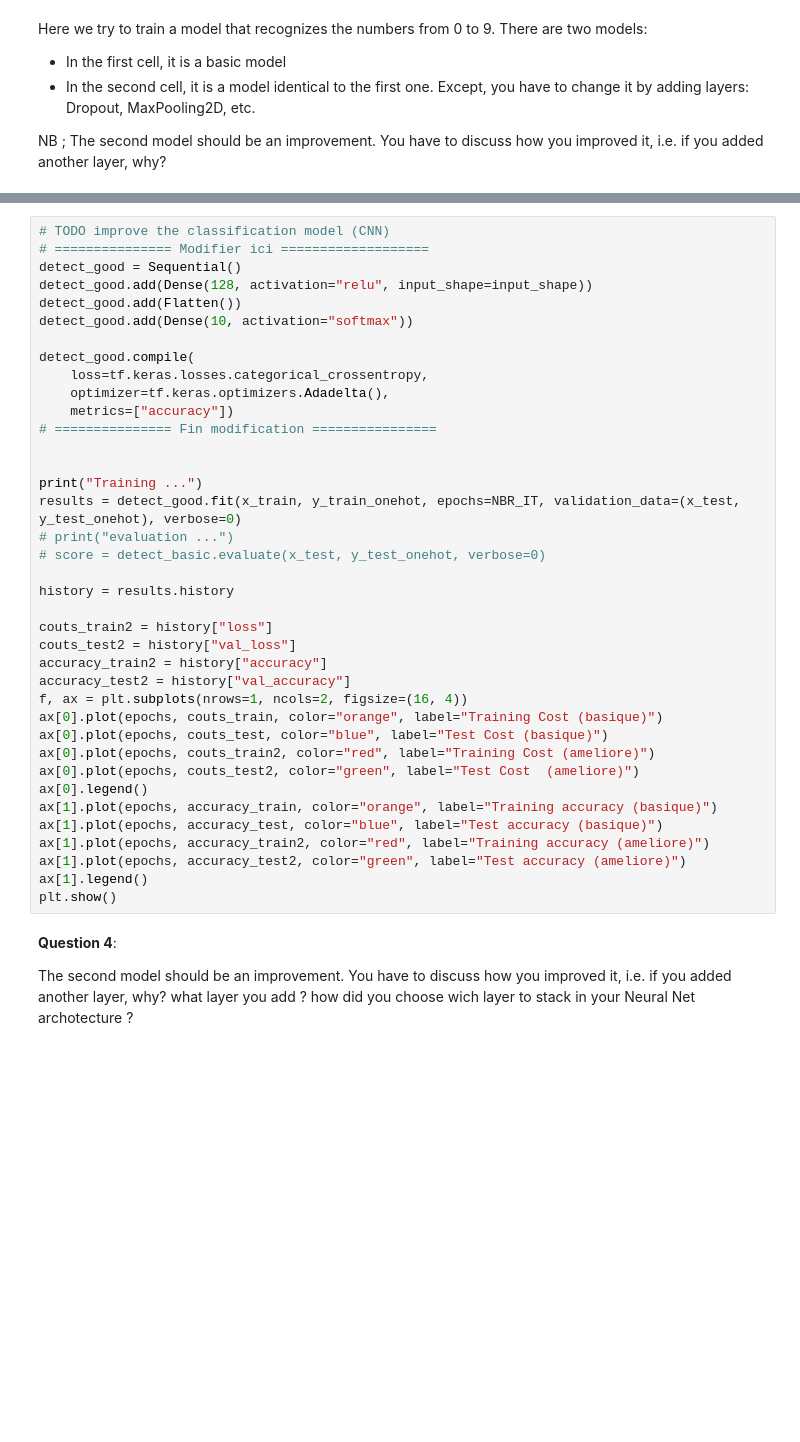
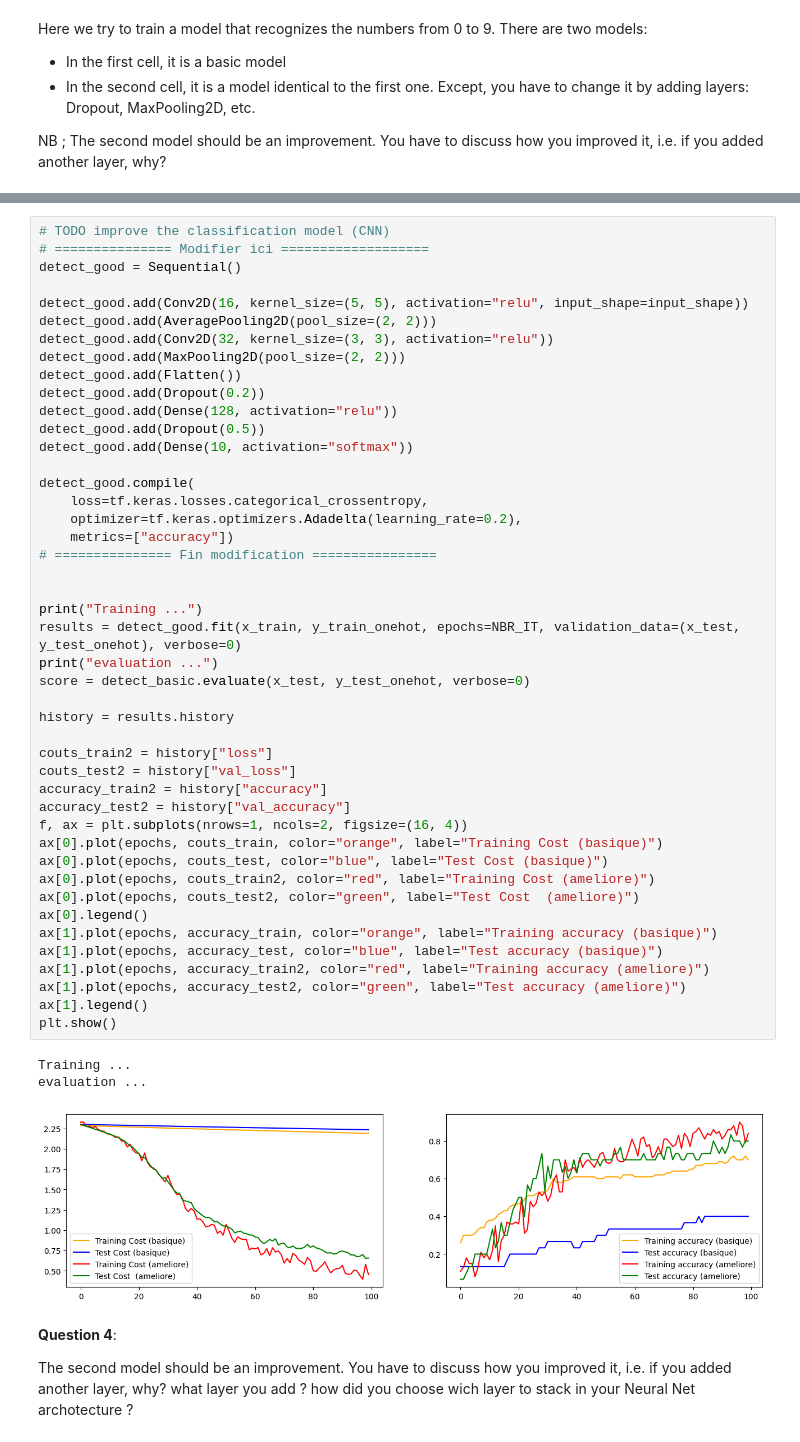
Before and after one commit to zlpkhr/cps2, a Jupyter notebook: up7 machine learning/session-5/LAB05_Azamat_ZULPYKHAR.ipynb, the cells around one changed output, grey strips where cells are left out. Cells and saved outputs as stored; diff of their text form; blank space fills up the shorter version.

```diff
--- a/up7 machine learning/session-5/LAB05_Azamat_ZULPYKHAR.ipynb
+++ b/up7 machine learning/session-5/LAB05_Azamat_ZULPYKHAR.ipynb
@@ -1123,40 +1196,51 @@ plt.show()
 # TODO improve the classification model (CNN)
 # =============== Modifier ici ===================
 detect_good = Sequential()
-detect_good.add(Dense(128, activation="relu", input_shape=input_shape))
+
+detect_good.add(Conv2D(16, kernel_size=(5, 5), activation="relu", input_shape=input_shape))
+detect_good.add(AveragePooling2D(pool_size=(2, 2)))
+detect_good.add(Conv2D(32, kernel_size=(3, 3), activation="relu"))
+detect_good.add(MaxPooling2D(pool_size=(2, 2)))
 detect_good.add(Flatten())
+detect_good.add(Dropout(0.2))
+detect_good.add(Dense(128, activation="relu"))
+detect_good.add(Dropout(0.5))
 detect_good.add(Dense(10, activation="softmax"))
 
 detect_good.compile(
     loss=tf.keras.losses.categorical_crossentropy,
-    optimizer=tf.keras.optimizers.Adadelta(),
+    optimizer=tf.keras.optimizers.Adadelta(learning_rate=0.2),
     metrics=["accuracy"])
 # =============== Fin modification ================
 
 
 print("Training ...")
 results = detect_good.fit(x_train, y_train_onehot, epochs=NBR_IT, validation_data=(x_test, y_test_onehot), verbose=0)
-# print("evaluation ...")
-# score = detect_basic.evaluate(x_test, y_test_onehot, verbose=0)
+print("evaluation ...")
+score = detect_basic.evaluate(x_test, y_test_onehot, verbose=0)
 
 history = results.history
 
 couts_train2 = history["loss"]
 couts_test2 = history["val_loss"]
 accuracy_train2 = history["accuracy"]
 accuracy_test2 = history["val_accuracy"]
 f, ax = plt.subplots(nrows=1, ncols=2, figsize=(16, 4))
 ax[0].plot(epochs, couts_train, color="orange", label="Training Cost (basique)")
 ax[0].plot(epochs, couts_test, color="blue", label="Test Cost (basique)")
 ax[0].plot(epochs, couts_train2, color="red", label="Training Cost (ameliore)")
 ax[0].plot(epochs, couts_test2, color="green", label="Test Cost  (ameliore)")
 ax[0].legend()
 ax[1].plot(epochs, accuracy_train, color="orange", label="Training accuracy (basique)")
 ax[1].plot(epochs, accuracy_test, color="blue", label="Test accuracy (basique)")
 ax[1].plot(epochs, accuracy_train2, color="red", label="Training accuracy (ameliore)")
 ax[1].plot(epochs, accuracy_test2, color="green", label="Test accuracy (ameliore)")
 ax[1].legend()
 plt.show()
+# %% [output]
+Training ...
+evaluation ...
+[figure, added]
 # %% [markdown]
 **Question 4**:
 
```
Also changed, not shown: parts of 17 cells of this notebook, 1 other file.
